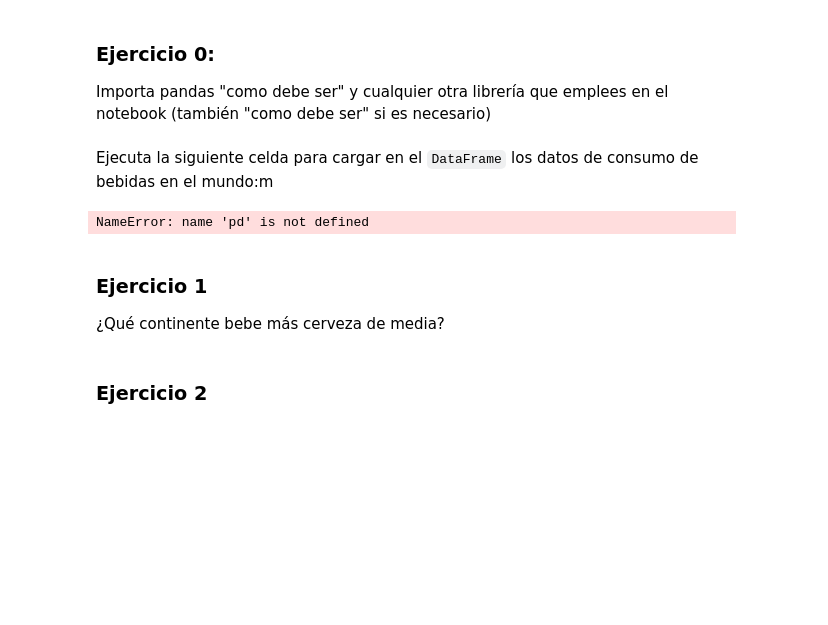
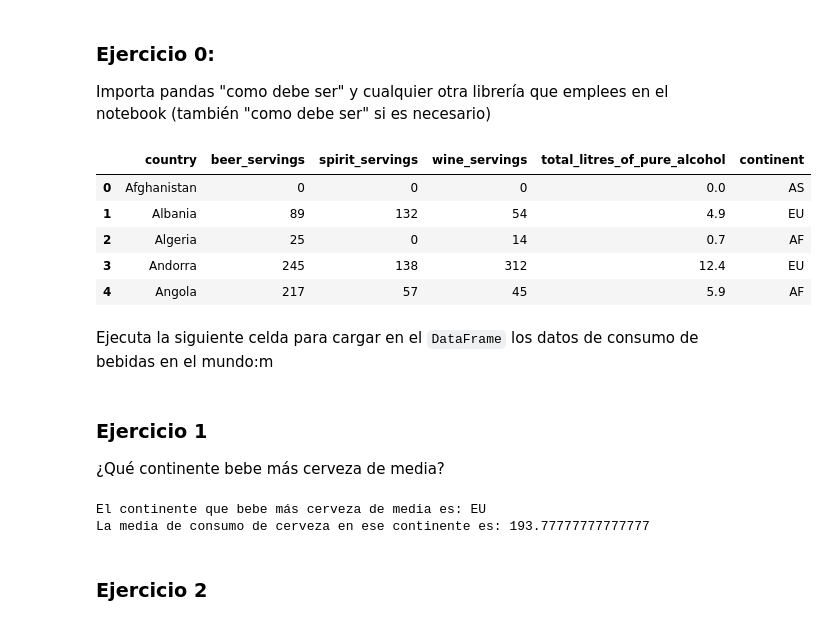
Before and after one commit to hardrockcae/hardrockcae-CAE-settings, a Jupyter notebook: 14_Ejercicio_Agrupaciones_und_II.ipynb, the cells around one changed output. Cells and saved outputs as stored; diff of their text form; code cells hidden in the pictures; blank space fills up the shorter version.

```diff
--- a/14_Ejercicio_Agrupaciones_und_II.ipynb
+++ b/14_Ejercicio_Agrupaciones_und_II.ipynb
@@ -17,15 +17,40 @@ import pandas as pd
 import numpy as np
 import matplotlib.pyplot as plt
 import seaborn as sns
+# %%
+# Importar pandas como pd
+import pandas as pd
+
+# Cargar el archivo CSV en un DataFrame
+df_consumo = pd.read_csv(r"C:\Users\hp\AppData\Local\Temp\MicrosoftEdgeDownloads\6981f43f-5ef4-4254-ba65-6d6db81a690d\bebidas_contientes.csv")
+
+# Verificar la carga mostrando las primeras filas
+df_consumo.head()
+# %% [output]
+|  | country | beer_servings | spirit_servings | wine_servings | total_litres_of_pure_alcohol | continent |
+| 0 | Afghanistan | 0 | 0 | 0 | 0.0 | AS |
+| 1 | Albania | 89 | 132 | 54 | 4.9 | EU |
+| 2 | Algeria | 25 | 0 | 14 | 0.7 | AF |
+| 3 | Andorra | 245 | 138 | 312 | 12.4 | EU |
+| 4 | Angola | 217 | 57 | 45 | 5.9 | AF |
 # %% [markdown]
 Ejecuta la siguiente celda para cargar en el `DataFrame` los datos de consumo de bebidas en el mundo:m
-# %%
-df_consumo = pd.read_csv("./data/bebidas_contientes.csv")
-# %% [output]
-NameError: name 'pd' is not defined
 # %% [markdown]
 ### Ejercicio 1
 ¿Qué continente bebe más cerveza de media?
+# %%
+# Agrupar por continente y calcular la media de 'beer_servings' por cada continente
+media_cerveza_por_continente = df_consumo.groupby('continent')['beer_servings'].mean()
+
+# Encontrar el continente con el mayor consumo medio de cerveza
+continente_mayor_consumo = media_cerveza_por_continente.idxmax()
+consumo_mayor = media_cerveza_por_continente.max()
+
+print("El continente que bebe más cerveza de media es:", continente_mayor_consumo)
+print("La media de consumo de cerveza en ese continente es:", consumo_mayor)
+# %% [output]
+El continente que bebe más cerveza de media es: EU
+La media de consumo de cerveza en ese continente es: 193.77777777777777
 # %% [markdown]
 ### Ejercicio 2
 # %% [markdown]
```
Also changed, not shown: parts of 9 cells of this notebook.
